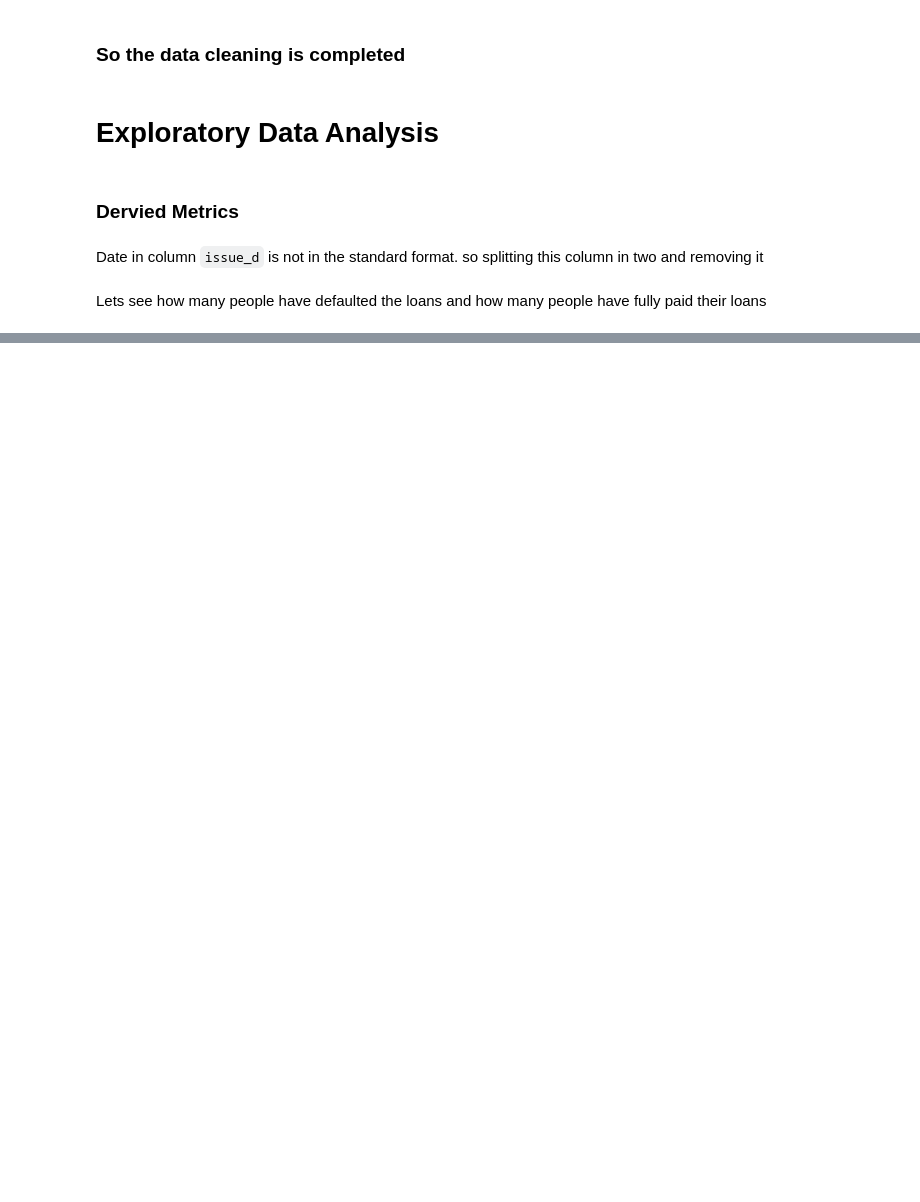
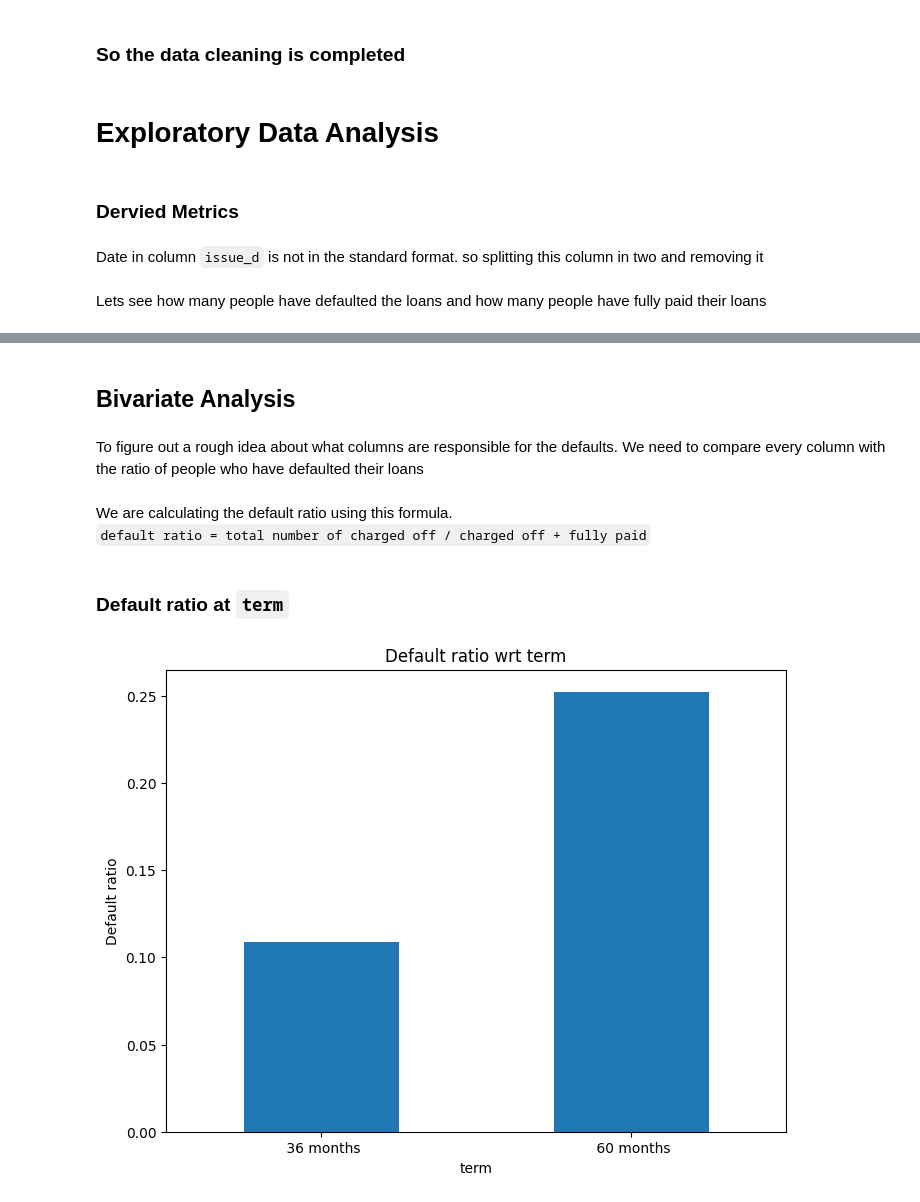
Before and after one commit to philipfranklin/LendingClubCaseStudy, a Jupyter notebook: default_analysis.ipynb, the cells around one changed output, grey strips where cells are left out. Drawn from its saved outputs; the diff is of its cells as text; code cells hidden in the pictures; blank space fills up the shorter version.

Commit message:
Implemented Graphs

````diff
--- a/default_analysis.ipynb
+++ b/default_analysis.ipynb
@@ -230,7 +191,7 @@ behaviourCols = [
     'collection_recovery_fee',
     'last_pymnt_d',
     'last_pymnt_amnt',
-    'last_credit_pull_d'
+    'last_credit_pull_d',
 ]
 
 df = df.drop(behaviourCols, axis=1)
@@ -336,0 +298,52 @@ sns.countplot(data=df, x='loan_status')
+# %% [markdown]
+## Bivariate Analysis
+# %% [markdown]
+To figure out a rough idea about what columns are responsible for the defaults. We need to compare every column with the ratio of people who have defaulted their loans
+# %% [markdown]
+We are calculating the default ratio using this formula.
+```default ratio = total number of charged off / charged off + fully paid```
+# %%
+# Making a function to plot charts for the wrt default ratio
+
+def uni_plotBar(column, xTicksRot=0, bins=[], xTicksLabels=[]):
+
+    if bins == []:
+        grouped = df.groupby([column, 'loan_status']).size().unstack(fill_value=0)
+
+        # Calculate the ratio of charged off loans to total loans for each home ownership category
+        grouped['default_ratio'] = grouped['Charged Off'] / (grouped['Charged Off'] + grouped['Fully Paid'])
+
+        # Plot the graph
+        ax = grouped['default_ratio'].plot.bar(rot=0, figsize=(8, 6))
+        ax.set_title(f'Default ratio wrt {column}')
+        ax.set_xlabel(column)
+        ax.set_ylabel("Default ratio")
+        plt.xticks(rotation=xTicksRot)
+        plt.show()
+
+    else:
+
+
+        if xTicksLabels == []:
+            df[f'{column}_bin'] = pd.cut(df[column], bins=bins)
+        else:
+            df[f'{column}_bin'] = pd.cut(df[column], bins=bins, labels=xTicksLabels)
+
+
+
+            grouped = df.groupby([f'{column}_bin', 'loan_status']).size().unstack(fill_value=0)
+            grouped['default_ratio'] = grouped['Charged Off'] / (grouped['Charged Off'] + grouped['Fully Paid'])
+
+            ax = grouped['default_ratio'].plot.bar(rot=0, figsize=(8, 6))
+            ax.set_xlabel(column)
+            ax.set_ylabel('Default ratio')
+            ax.set_title(f'Default ratio wrt {column}')
+            plt.xticks(rotation=xTicksRot)
+            plt.show()
+# %% [markdown]
+### Default ratio at ```term```
+# %%
+# Checking for column 'term'
+uni_plotBar('term')
+# %% [output]
+[figure, added]
````
Also changed, not shown: parts of 81 cells of this notebook.
